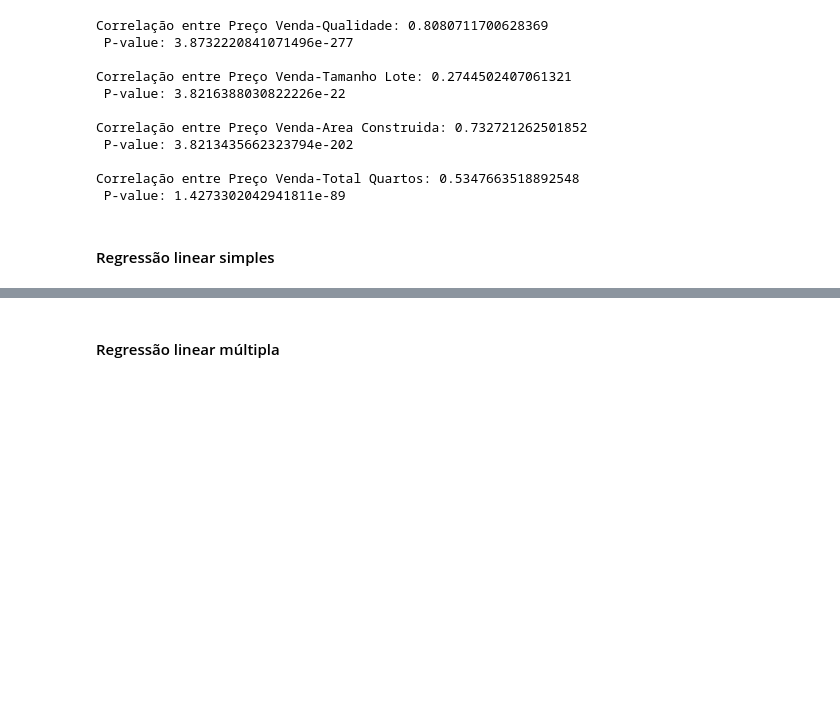
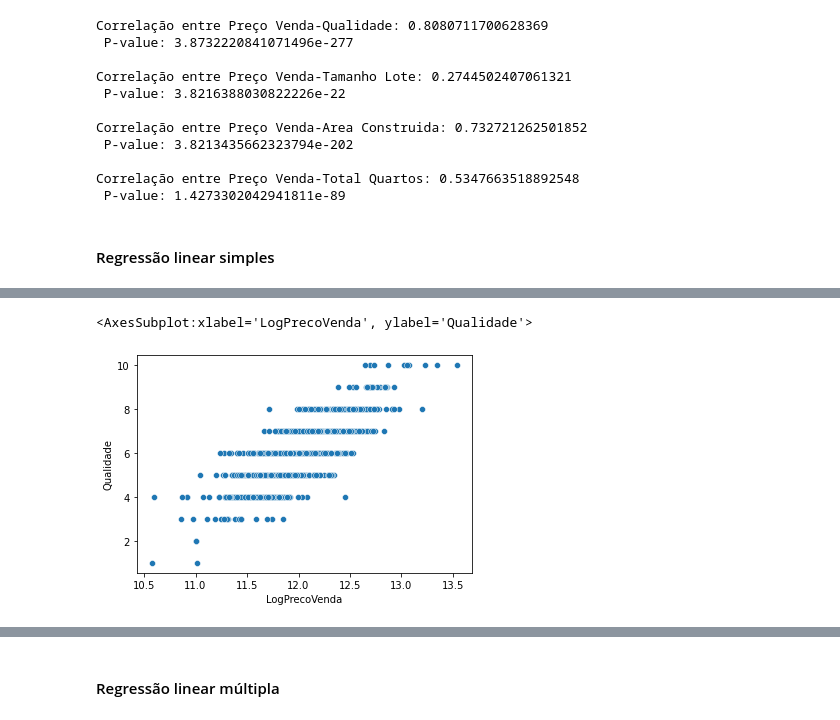
Before and after one commit to onemarcos/Tera-Jupyter-Notebook, a Jupyter notebook: Desafio - Regressão - Quinto Andar/Desafio-Regressao.ipynb, the cells around one changed output, grey strips where cells are left out. Saved outputs shown, nothing was run; the diff lists cells and outputs as text; code cells hidden in the pictures; blank space fills up the shorter version.

```diff
--- a/Desafio - Regressão - Quinto Andar/Desafio-Regressao.ipynb
+++ b/Desafio - Regressão - Quinto Andar/Desafio-Regressao.ipynb
@@ -263,0 +287,5 @@ Notes:
+# %%
+sns.scatterplot(data = df2, x = 'LogPrecoVenda', y = 'Qualidade')
+# %% [output]
+<AxesSubplot:xlabel='LogPrecoVenda', ylabel='Qualidade'>
+[figure, added]
```
Also changed, not shown: parts of 6 cells of this notebook.
